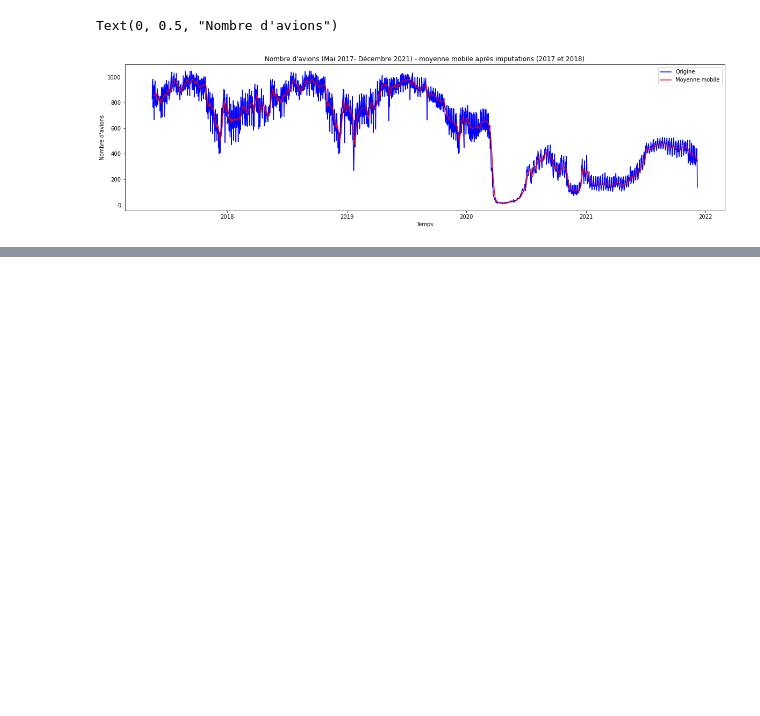
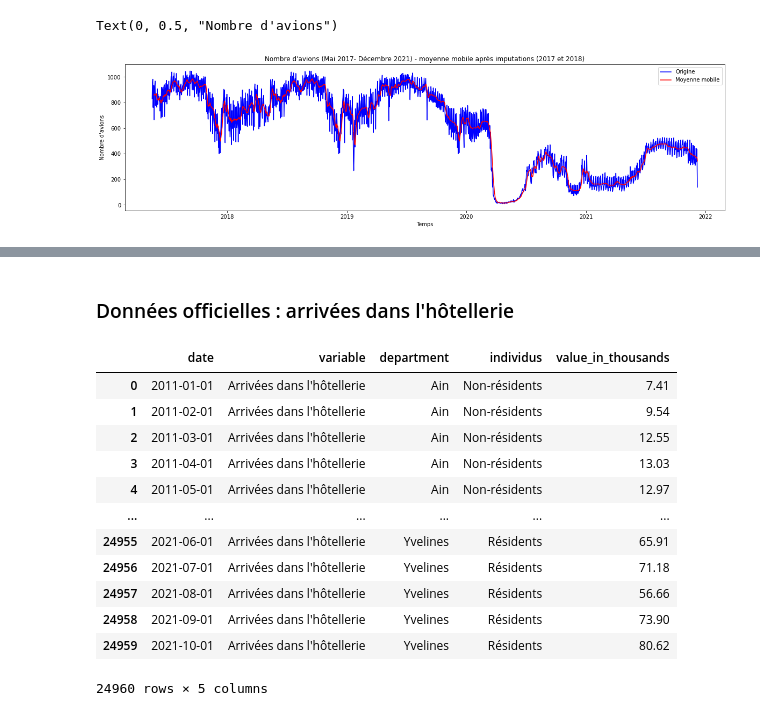
Before and after one commit to julienowack/stat_app, a Jupyter notebook: Valeurs manquantes.ipynb, the cells around one changed output, grey strips where cells are left out. Saved outputs shown, nothing was run; the diff lists cells and outputs as text; code cells hidden in the pictures; blank space fills up the shorter version.

```diff
--- a/Valeurs manquantes.ipynb
+++ b/Valeurs manquantes.ipynb
@@ -472,0 +609,24 @@ df_air_traffic_month.to_csv("df_air_traffic_cleared_month.csv")
+# %% [markdown]
+### Données officielles : arrivées dans l'hôtellerie
+# %%
+df_France_Official_Data = pd.read_csv('France_Official_Data.csv')
+
+df_France_Official_Data['date']=pd.to_datetime(df_France_Official_Data['date'])
+
+df_France_Official_Data['value_in_thousands']=pd.to_numeric(df_France_Official_Data['value_in_thousands'], errors='coerce')
+
+df_France_Official_Data
+# %% [output]
+|  | date | variable | department | individus | value_in_thousands |
+| 0 | 2011-01-01 | Arrivées dans l'hôtellerie | Ain | Non-résidents | 7.41 |
+| 1 | 2011-02-01 | Arrivées dans l'hôtellerie | Ain | Non-résidents | 9.54 |
+| 2 | 2011-03-01 | Arrivées dans l'hôtellerie | Ain | Non-résidents | 12.55 |
+| 3 | 2011-04-01 | Arrivées dans l'hôtellerie | Ain | Non-résidents | 13.03 |
+| 4 | 2011-05-01 | Arrivées dans l'hôtellerie | Ain | Non-résidents | 12.97 |
+| ... | ... | ... | ... | ... | ... |
+| 24955 | 2021-06-01 | Arrivées dans l'hôtellerie | Yvelines | Résidents | 65.91 |
+| 24956 | 2021-07-01 | Arrivées dans l'hôtellerie | Yvelines | Résidents | 71.18 |
+| 24957 | 2021-08-01 | Arrivées dans l'hôtellerie | Yvelines | Résidents | 56.66 |
+| 24958 | 2021-09-01 | Arrivées dans l'hôtellerie | Yvelines | Résidents | 73.90 |
+| 24959 | 2021-10-01 | Arrivées dans l'hôtellerie | Yvelines | Résidents | 80.62 |
+24960 rows × 5 columns
```
Also changed, not shown: parts of 20 cells of this notebook.
